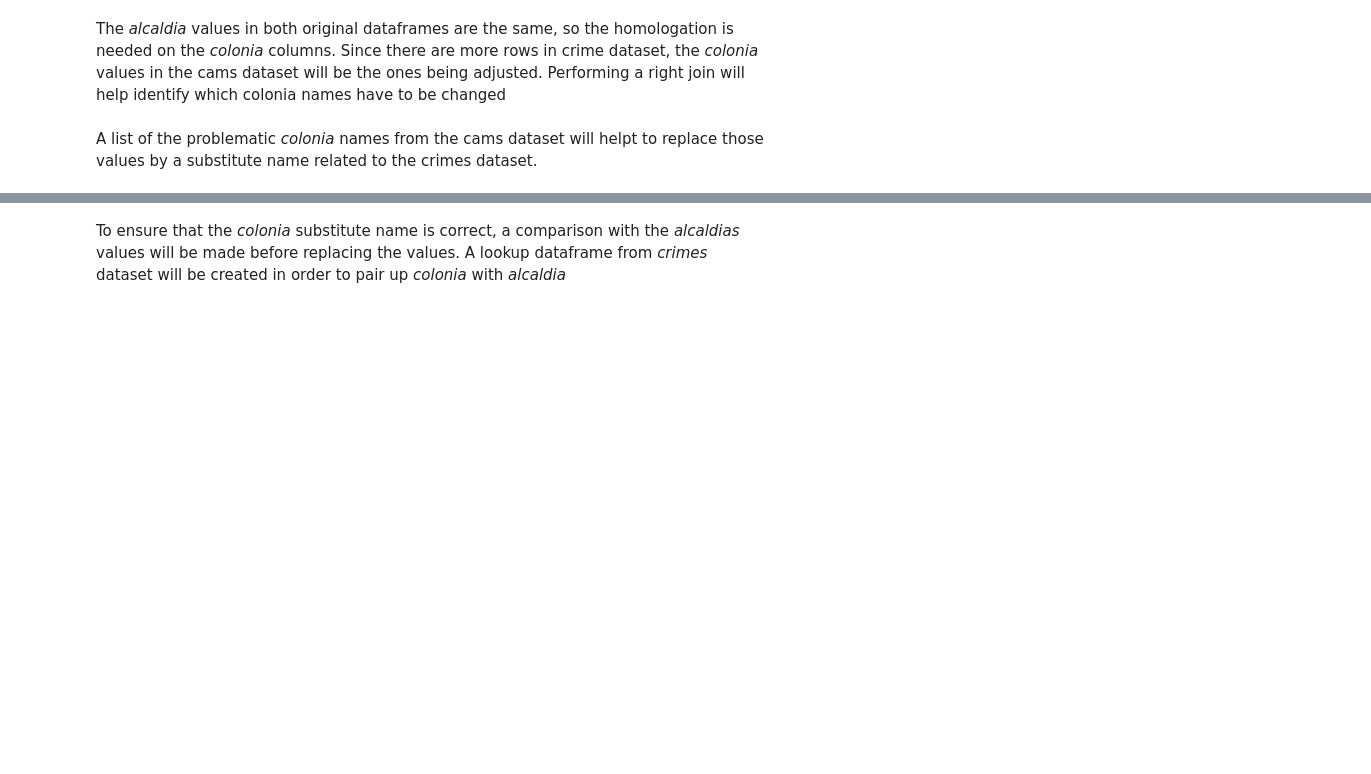
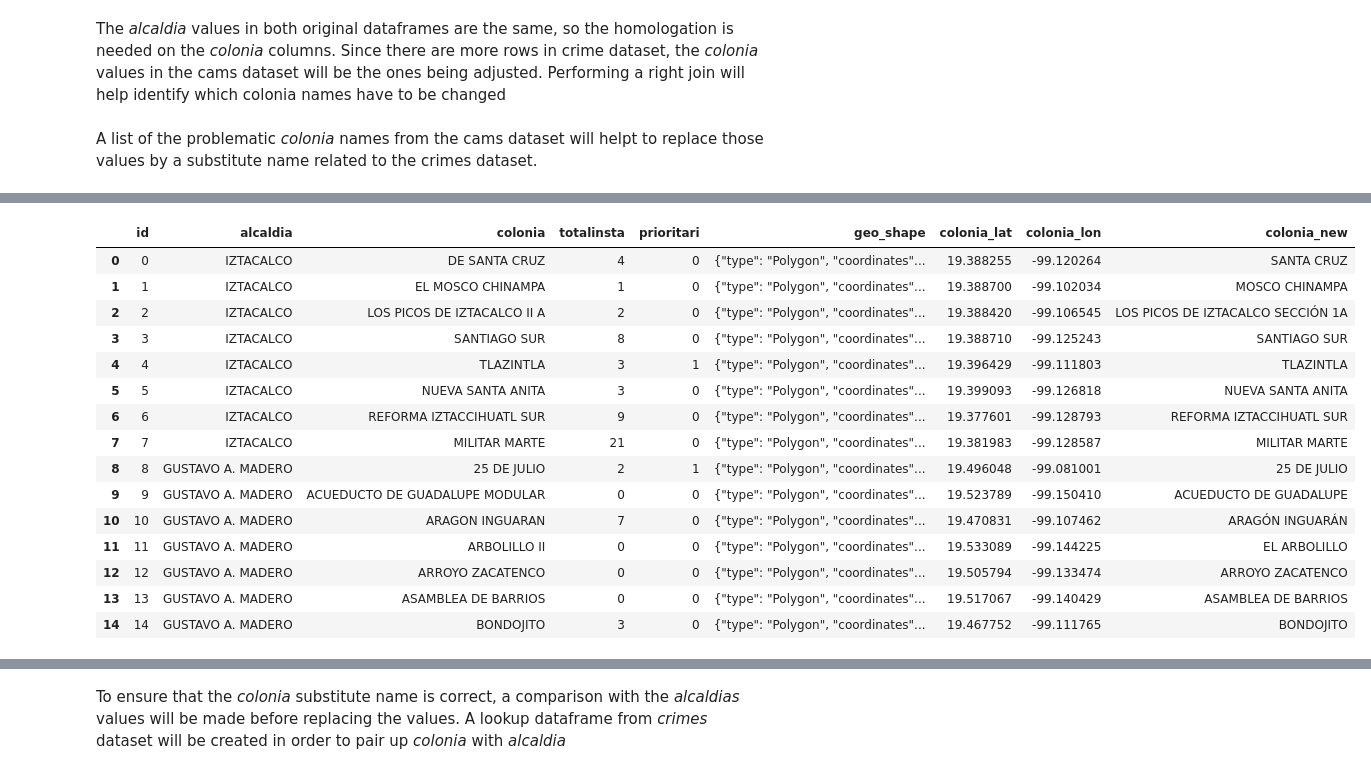
Before and after one commit to marcocasillas91/sdc-security, a Jupyter notebook: notebooks/1_first_datalake.ipynb, the cells around one changed output, grey strips where cells are left out. Drawn from its saved outputs; the diff is of its cells as text; code cells hidden in the pictures; blank space fills up the shorter version.

Commit message:
Merge crimes with cams dataset

```diff
--- a/notebooks/1_first_datalake.ipynb
+++ b/notebooks/1_first_datalake.ipynb
@@ -558,0 +703,20 @@ crimes_colonia_to_alcaldia_dict = dict(zip(crimes['fgj_colonia_registro'], crime
+# %%
+#Get the unique pairs 'alcalduia'-'colonia'
+missing_alcaldia_colonia_pairs = consolidated_nulls.drop_duplicates(subset=['alcaldia', 'colonia'])[['alcaldia', 'colonia']].values.tolist()
+original_alcaldia_colonia_pairs = crimes_final.drop_duplicates(subset=['alcaldia', 'colonia'])[['alcaldia', 'colonia']].values.tolist()
+
+#missing_colonias =list(consolidated_nulls.colonia.unique())
+#substitute_list = list(crimes_final.colonia.unique())
+
+#missing_colonias.sort()
+#substitute_list.sort()
+missing_alcaldia_colonia_pairs.sort()
+original_alcaldia_colonia_pairs.sort()
+print(len(missing_alcaldia_colonia_pairs))
+
+#Getting the alcaldia - colonia pair inside a single string with '-' as separator
+missing_colonias  = [f"{pair[0]} - {pair[1]}" for pair in missing_alcaldia_colonia_pairs]
+original_colonias = [f"{pair[0]} - {pair[1]}" for pair in original_alcaldia_colonia_pairs]
+# %%
+# Create a dictionary with target values as keys and their best substitutes as values
+substitute_dict = {value: get_best_substitute(value, original_colonias) for value in missing_colonias}
@@ -558,0 +753,39 @@ crimes_colonia_to_alcaldia_dict = dict(zip(crimes['fgj_colonia_registro'], crime
+# %%
+import re
+
+# Create a new colum in cams dataset to contain the substitution colonia value, if there exists any. Otherwise, keep using the original 'colonia' value
+def get_substitute(row):
+    key       = row['alcaldia'] + ' - ' + row['colonia']
+    returnval = substitute_dict.get(key, row['colonia'])
+
+    if not returnval:
+        return row["colonia"]
+
+    #if returnval.replace(r'.*- ', '', regex=True) == row['alcaldia']:
+    #For cases when the alcaldia name was the best match
+    if re.sub(r'.*- ', '', returnval) in (row['alcaldia'], 'CUAJIMALPA'):
+        return row['colonia']
+
+    #if returnval is null, return original value
+    return returnval or row["colonia"]
+
+cams['colonia_new'] = cams.apply(get_substitute, axis=1)
+cams['colonia_new'] = cams['colonia_new'].str.replace(r'.*- ', '', regex=True)
+cams.head(15)
+# %% [output]
+|  | id | alcaldia | colonia | totalinsta | prioritari | geo_shape | colonia_lat | colonia_lon | colonia_new |
+| 0 | 0 | IZTACALCO | DE SANTA CRUZ | 4 | 0 | {"type": "Polygon", "coordinates"... | 19.388255 | -99.120264 | SANTA CRUZ |
+| 1 | 1 | IZTACALCO | EL MOSCO CHINAMPA | 1 | 0 | {"type": "Polygon", "coordinates"... | 19.388700 | -99.102034 | MOSCO CHINAMPA |
+| 2 | 2 | IZTACALCO | LOS PICOS DE IZTACALCO II A | 2 | 0 | {"type": "Polygon", "coordinates"... | 19.388420 | -99.106545 | LOS PICOS DE IZTACALCO SECCIÓN 1A |
+| 3 | 3 | IZTACALCO | SANTIAGO SUR | 8 | 0 | {"type": "Polygon", "coordinates"... | 19.388710 | -99.125243 | SANTIAGO SUR |
+| 4 | 4 | IZTACALCO | TLAZINTLA | 3 | 1 | {"type": "Polygon", "coordinates"... | 19.396429 | -99.111803 | TLAZINTLA |
+| 5 | 5 | IZTACALCO | NUEVA SANTA ANITA | 3 | 0 | {"type": "Polygon", "coordinates"... | 19.399093 | -99.126818 | NUEVA SANTA ANITA |
+| 6 | 6 | IZTACALCO | REFORMA IZTACCIHUATL SUR | 9 | 0 | {"type": "Polygon", "coordinates"... | 19.377601 | -99.128793 | REFORMA IZTACCIHUATL SUR |
+| 7 | 7 | IZTACALCO | MILITAR MARTE | 21 | 0 | {"type": "Polygon", "coordinates"... | 19.381983 | -99.128587 | MILITAR MARTE |
+| 8 | 8 | GUSTAVO A. MADERO | 25 DE JULIO | 2 | 1 | {"type": "Polygon", "coordinates"... | 19.496048 | -99.081001 | 25 DE JULIO |
+| 9 | 9 | GUSTAVO A. MADERO | ACUEDUCTO DE GUADALUPE MODULAR | 0 | 0 | {"type": "Polygon", "coordinates"... | 19.523789 | -99.150410 | ACUEDUCTO DE GUADALUPE |
+| 10 | 10 | GUSTAVO A. MADERO | ARAGON INGUARAN | 7 | 0 | {"type": "Polygon", "coordinates"... | 19.470831 | -99.107462 | ARAGÓN INGUARÁN |
+| 11 | 11 | GUSTAVO A. MADERO | ARBOLILLO II | 0 | 0 | {"type": "Polygon", "coordinates"... | 19.533089 | -99.144225 | EL ARBOLILLO |
+| 12 | 12 | GUSTAVO A. MADERO | ARROYO ZACATENCO | 0 | 0 | {"type": "Polygon", "coordinates"... | 19.505794 | -99.133474 | ARROYO ZACATENCO |
+| 13 | 13 | GUSTAVO A. MADERO | ASAMBLEA DE BARRIOS | 0 | 0 | {"type": "Polygon", "coordinates"... | 19.517067 | -99.140429 | ASAMBLEA DE BARRIOS |
+| 14 | 14 | GUSTAVO A. MADERO | BONDOJITO | 3 | 0 | {"type": "Polygon", "coordinates"... | 19.467752 | -99.111765 | BONDOJITO |
```
Also changed, not shown: parts of 75 cells of this notebook.
